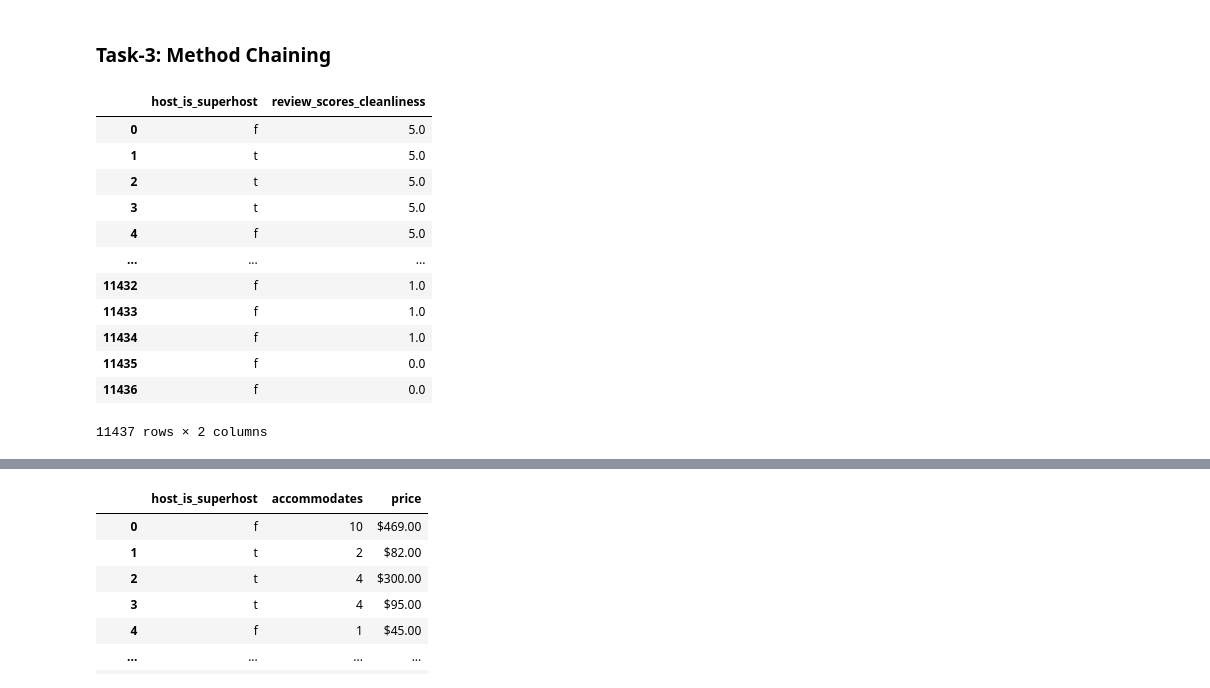
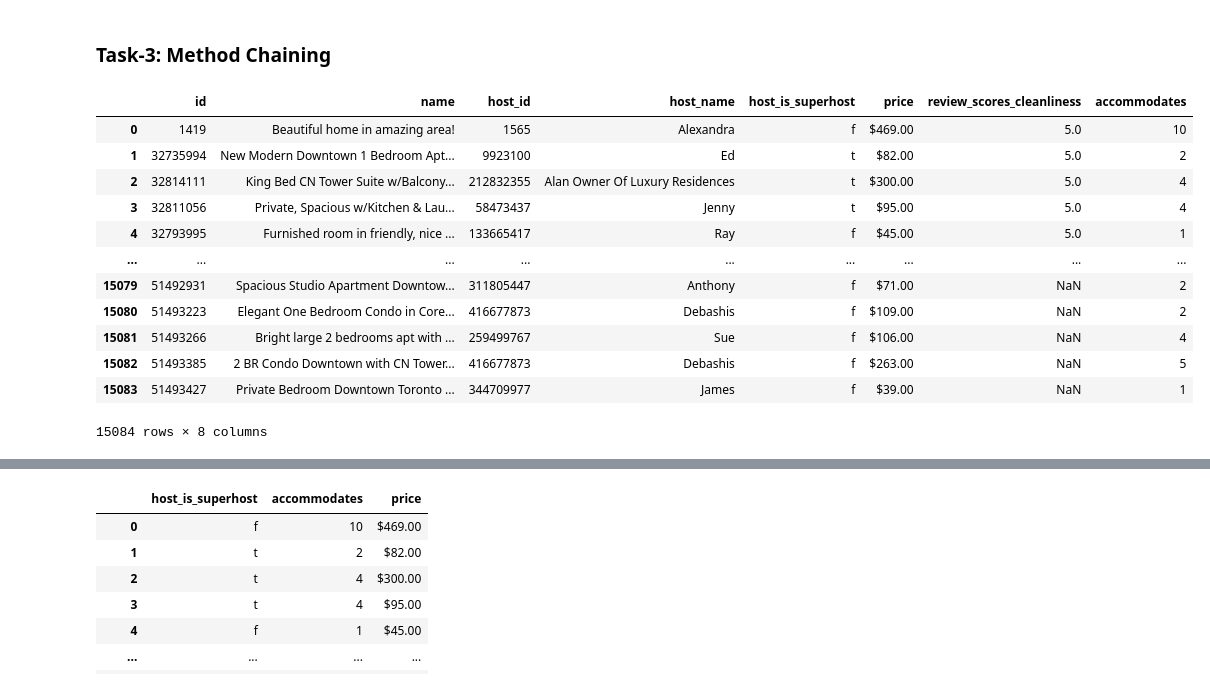
Before and after one commit to data301-2021-winter1/project-group11-project, a Jupyter notebook: notebooks/analysis1.ipynb, the cells around one changed output, grey strips where cells are left out. Drawn from its saved outputs; the diff is of its cells as text; code cells hidden in the pictures.

```diff
--- a/notebooks/analysis1.ipynb
+++ b/notebooks/analysis1.ipynb
@@ -298,19 +304,19 @@ import project_functions1 as p1
 data = "../data/raw/listings.csv"
 df = p1.unprocessed(data)
 # %%
-clean,price = p1.load(data)
-clean
+df1,clean,price = p1.load(data)
+df1
 # %% [output]
-|  | host_is_superhost | review_scores_cleanliness |
-| 0 | f | 5.0 |
-| 1 | t | 5.0 |
-| 2 | t | 5.0 |
-| 3 | t | 5.0 |
-| 4 | f | 5.0 |
-| ... | ... | ... |
-| 11432 | f | 1.0 |
-| 11433 | f | 1.0 |
-| 11434 | f | 1.0 |
-| 11435 | f | 0.0 |
-| 11436 | f | 0.0 |
+|  | id | name | host_id | host_name | host_is_superhost | price | review_scores_cleanliness | accommodates |
+| 0 | 1419 | Beautiful home in amazing area! | 1565 | Alexandra | f | $469.00 | 5.0 | 10 |
+| 1 | 32735994 | New Modern Downtown 1 Bedroom Apt... | 9923100 | Ed | t | $82.00 | 5.0 | 2 |
+| 2 | 32814111 | King Bed CN Tower Suite w/Balcony... | 212832355 | Alan Owner Of Luxury Residences | t | $300.00 | 5.0 | 4 |
+| 3 | 32811056 | Private, Spacious w/Kitchen & Lau... | 58473437 | Jenny | t | $95.00 | 5.0 | 4 |
+| 4 | 32793995 | Furnished room in friendly, nice ... | 133665417 | Ray | f | $45.00 | 5.0 | 1 |
+| ... | ... | ... | ... | ... | ... | ... | ... | ... |
+| 15079 | 51492931 | Spacious Studio Apartment Downtow... | 311805447 | Anthony | f | $71.00 | NaN | 2 |
+| 15080 | 51493223 | Elegant One Bedroom Condo in Core... | 416677873 | Debashis | f | $109.00 | NaN | 2 |
+| 15081 | 51493266 | Bright large 2 bedrooms apt with ... | 259499767 | Sue | f | $106.00 | NaN | 4 |
+| 15082 | 51493385 | 2 BR Condo Downtown with CN Tower... | 416677873 | Debashis | f | $263.00 | NaN | 5 |
+| 15083 | 51493427 | Private Bedroom Downtown Toronto ... | 344709977 | James | f | $39.00 | NaN | 1 |
-11437 rows × 2 columns
+15084 rows × 8 columns
```
Also changed, not shown: parts of 6 cells of this notebook, 2 other files.
